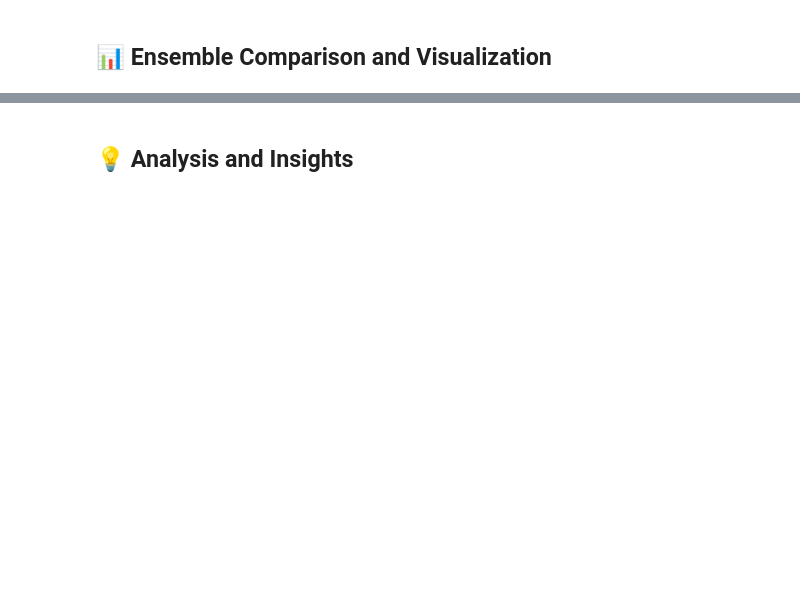
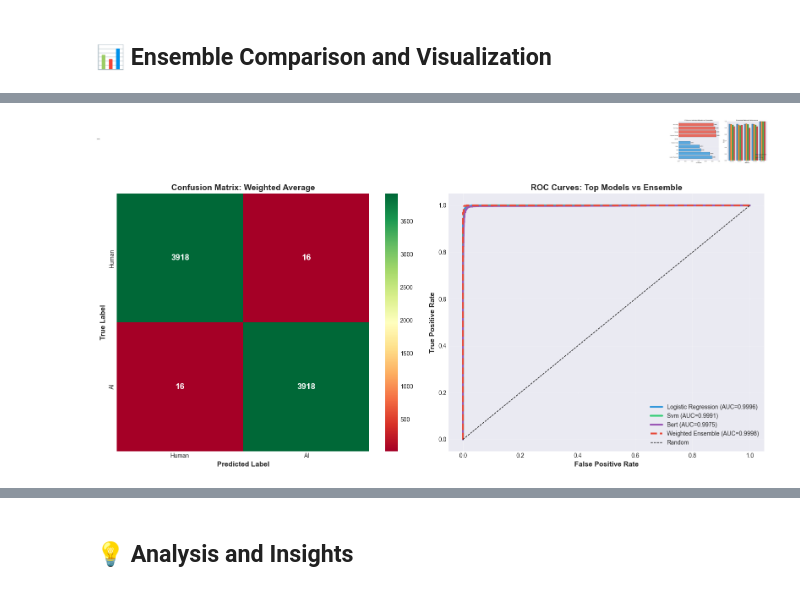
Before and after one commit to Huzaifanasir95/Human-vs-AI-Classifier, a Jupyter notebook: notebooks/06_ensemble_methods.ipynb, the cells around one changed output, grey strips where cells are left out. Cells and saved outputs as stored; diff of their text form; code cells hidden in the pictures; blank space fills up the shorter version.

```diff
--- a/notebooks/06_ensemble_methods.ipynb
+++ b/notebooks/06_ensemble_methods.ipynb
@@ -516,75 +599,83 @@ print(f"🏆 Best Single Model: {results_df.iloc[0]['Model']} (F1-Score: {result
 # %%
 # Visualize ensemble vs individual models
-fig, axes = plt.subplots(2, 2, figsize=(16, 12))
+# We split this into two figures for better rendering in the notebook
+
+# Figure 1: F1-Score and Performance Metrics
+fig1, (ax1, ax2) = plt.subplots(1, 2, figsize=(16, 7))
 
 # 1. F1-Score Comparison
-ax = axes[0, 0]
 all_models = list(results_df['Model']) + list(ensemble_results['Method'])
 all_f1 = list(results_df['F1-Score']) + list(ensemble_results['F1-Score'])
 colors = ['#3498db']*len(results_df) + ['#e74c3c']*len(ensemble_results)
 
-bars = ax.barh(all_models, all_f1, color=colors, alpha=0.7, edgecolor='black')
-ax.set_xlabel('F1-Score', fontsize=11, fontweight='bold')
-ax.set_title('F1-Score: Individual Models vs Ensembles', fontsize=12, fontweight='bold')
-ax.set_xlim([0.95, 1.0])
-ax.grid(True, alpha=0.3, axis='x')
+bars = ax1.barh(all_models, all_f1, color=colors, alpha=0.8, edgecolor='black')
+ax1.set_xlabel('F1-Score', fontsize=12, fontweight='bold')
+ax1.set_title('F1-Score: Individual Models vs Ensembles', fontsize=14, fontweight='bold')
+ax1.set_xlim([0.94, 1.0])
+ax1.grid(True, alpha=0.3, axis='x')
 
 for i, (model, f1) in enumerate(zip(all_models, all_f1)):
-    ax.text(f1 + 0.0005, i, f'{f1:.4f}', va='center', fontsize=9)
+    ax1.text(f1 + 0.0005, i, f'{f1:.4f}', va='center', fontsize=10, fontweight='bold')
 
 # 2. Ensemble Performance Metrics
-ax = axes[0, 1]
 metrics = ['Accuracy', 'Precision', 'Recall', 'F1-Score', 'ROC-AUC']
 x = np.arange(len(metrics))
 width = 0.2
 
 for i, (idx, row) in enumerate(ensemble_results.iterrows()):
     values = [row['Accuracy'], row['Precision'], row['Recall'], row['F1-Score'], row['ROC-AUC']]
-    ax.bar(x + i*width, values, width, label=row['Method'], alpha=0.8)
+    ax2.bar(x + i*width, values, width, label=row['Method'], alpha=0.8, edgecolor='black')
 
-ax.set_xlabel('Metrics', fontsize=11, fontweight='bold')
-ax.set_ylabel('Score', fontsize=11, fontweight='bold')
-ax.set_title('Ensemble Methods Performance Breakdown', fontsize=12, fontweight='bold')
-ax.set_xticks(x + width*1.5)
-ax.set_xticklabels(metrics)
-ax.legend(fontsize=9)
-ax.set_ylim([0.95, 1.0])
-ax.grid(True, alpha=0.3, axis='y')
+ax2.set_xlabel('Metrics', fontsize=12, fontweight='bold')
+ax2.set_ylabel('Score', fontsize=12, fontweight='bold')
+ax2.set_title('Ensemble Methods Performance', fontsize=14, fontweight='bold')
+ax2.set_xticks(x + width*1.5)
+ax2.set_xticklabels(metrics)
+ax2.legend(fontsize=10, loc='lower right')
+ax2.set_ylim([0.94, 1.0])
+ax2.grid(True, alpha=0.3, axis='y')
+
+plt.tight_layout()
+plt.show()
+
+# Figure 2: Confusion Matrix and ROC Curves
+fig2, (ax3, ax4) = plt.subplots(1, 2, figsize=(16, 7))
 
 # 3. Confusion Matrix - Best Ensemble
-ax = axes[1, 0]
 best_ensemble_preds = weighted_preds  # Using weighted as example
 cm_ensemble = confusion_matrix(y_test, best_ensemble_preds)
-sns.heatmap(cm_ensemble, annot=True, fmt='d', cmap='RdYlGn', cbar=True, ax=ax,
-            xticklabels=['Human', 'AI'], yticklabels=['Human', 'AI'])
-ax.set_title(f'Confusion Matrix - {ensemble_results.iloc[0]["Method"]}', fontsize=12, fontweight='bold')
-ax.set_ylabel('True Label')
-ax.set_xlabel('Predicted Label')
+sns.heatmap(cm_ensemble, annot=True, fmt='d', cmap='RdYlGn', cbar=True, ax=ax3,
+            xticklabels=['Human', 'AI'], yticklabels=['Human', 'AI'],
+            annot_kws={"size": 14, "weight": "bold"})
+ax3.set_title(f'Confusion Matrix: {ensemble_results.iloc[0]["Method"]}', fontsize=14, fontweight='bold')
+ax3.set_ylabel('True Label', fontsize=12, fontweight='bold')
+ax3.set_xlabel('Predicted Label', fontsize=12, fontweight='bold')
 
 # 4. ROC Curves Comparison
-ax = axes[1, 1]
-
 # Plot individual models (top 3)
 top_models = results_df.head(3)
 colors_roc = ['#3498db', '#2ecc71', '#9b59b6']
 for i, (idx, row) in enumerate(top_models.iterrows()):
     fpr, tpr, _ = roc_curve(y_test, probabilities[row['Model']])
-    ax.plot(fpr, tpr, label=f"{row['Model']} (AUC={row['ROC-AUC']:.4f})",
-            color=colors_roc[i], lw=2)
+    ax4.plot(fpr, tpr, label=f"{row['Model']} (AUC={row['ROC-AUC']:.4f})",
+            color=colors_roc[i], lw=3)
 
 # Plot best ensemble
 fpr_ens, tpr_ens, _ = roc_curve(y_test, weighted_probs)
-ax.plot(fpr_ens, tpr_ens, label=f"Weighted Ensemble (AUC={weighted_roc:.4f})",
-        color='#e74c3c', lw=2, linestyle='--')
+ax4.plot(fpr_ens, tpr_ens, label=f"Weighted Ensemble (AUC={weighted_roc:.4f})",
+        color='#e74c3c', lw=3, linestyle='--')
 
-ax.plot([0, 1], [0, 1], 'k--', lw=1, label='Random')
-ax.set_xlabel('False Positive Rate', fontsize=11, fontweight='bold')
-ax.set_ylabel('True Positive Rate', fontsize=11, fontweight='bold')
-ax.set_title('ROC Curves: Top Models vs Best Ensemble', fontsize=12, fontweight='bold')
-ax.legend(loc='lower right', fontsize=9)
-ax.grid(True, alpha=0.3)
+ax4.plot([0, 1], [0, 1], 'k--', lw=1, label='Random')
+ax4.set_xlabel('False Positive Rate', fontsize=12, fontweight='bold')
+ax4.set_ylabel('True Positive Rate', fontsize=12, fontweight='bold')
+ax4.set_title('ROC Curves: Top Models vs Ensemble', fontsize=14, fontweight='bold')
+ax4.legend(loc='lower right', fontsize=10)
+ax4.grid(True, alpha=0.3)
 
 plt.tight_layout()
 plt.show()
 
 print("\n✅ Ensemble comparison visualizations created!")
+# %% [output]
+[figure, added]
+[figure, added]
```
Also changed, not shown: parts of 12 cells of this notebook, 4 other files.
